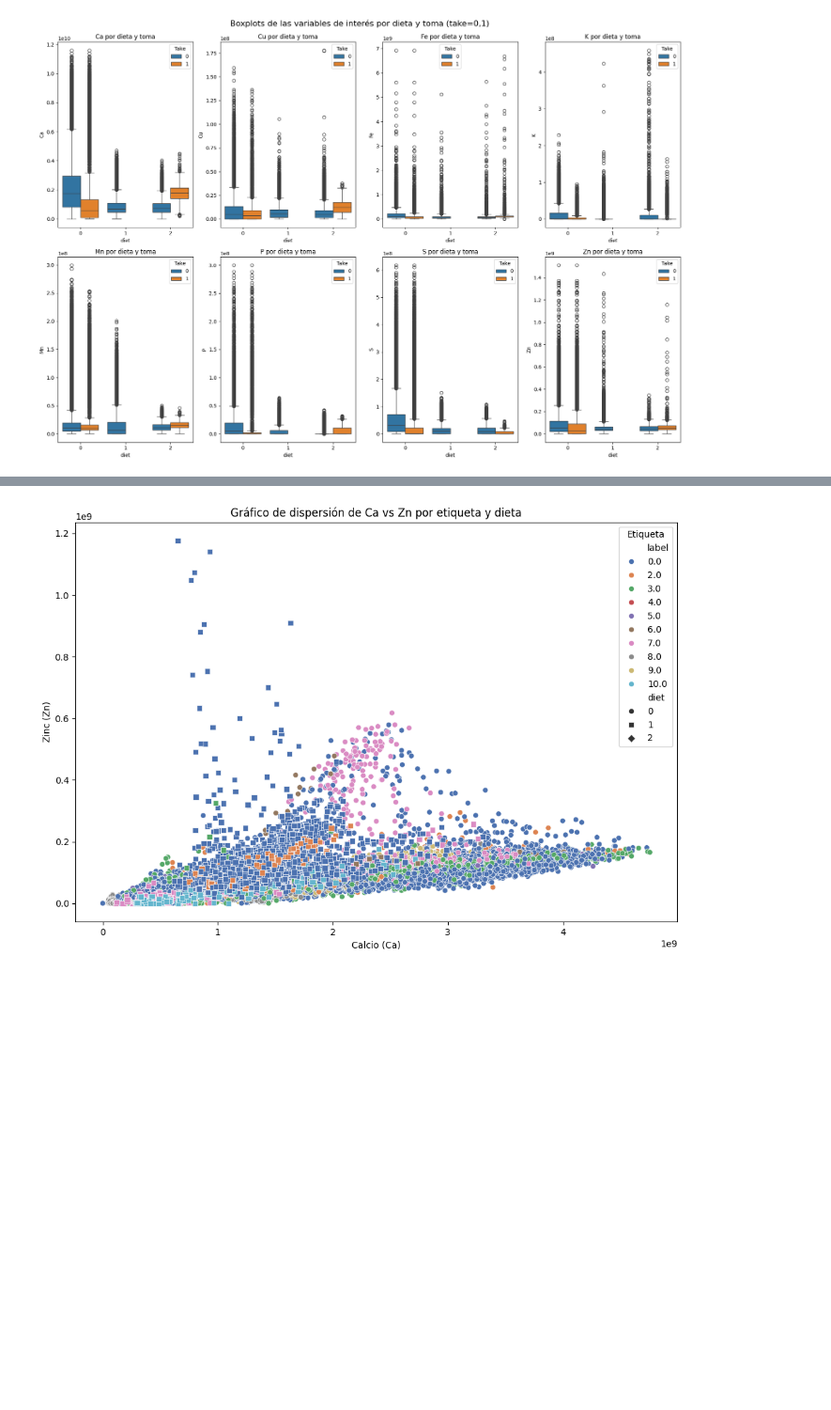
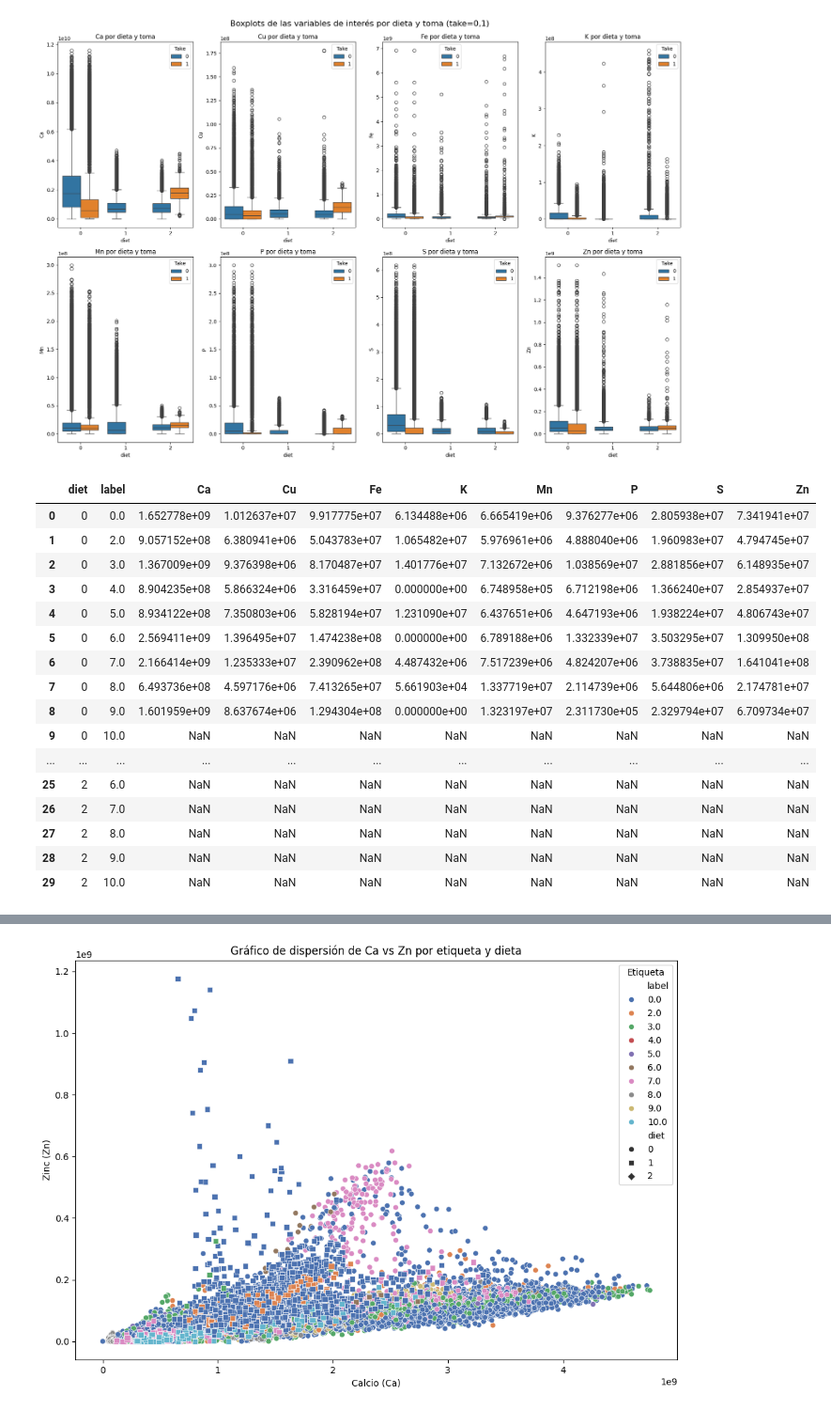
Before and after one commit to Pelus-o/Mentoria-Analisis-de-tumores, a Jupyter notebook: analisis_exploratorio.ipynb, the cells around one changed output, grey strips where cells are left out. Shown at 94% size. Saved outputs shown, nothing was run; the diff lists cells and outputs as text; code cells hidden in the pictures; blank space fills up the shorter version.

```diff
--- a/analisis_exploratorio.ipynb
+++ b/analisis_exploratorio.ipynb
@@ -174,3 +216,23 @@ plt.show()
 # %% [output]
 <Figure size 1800x1800 with 0 Axes>
 [figure]
+# %%
+df[['label','diet','Ca','Cu','Fe','K','Mn','P','S','Zn']].groupby(['diet', 'label']).mean().reset_index()
+# %% [output]
+|  | diet | label | Ca | Cu | Fe | K | Mn | P | S | Zn |
+| 0 | 0 | 0.0 | 1.652778e+09 | 1.012637e+07 | 9.917775e+07 | 6.134488e+06 | 6.665419e+06 | 9.376277e+06 | 2.805938e+07 | 7.341941e+07 |
+| 1 | 0 | 2.0 | 9.057152e+08 | 6.380941e+06 | 5.043783e+07 | 1.065482e+07 | 5.976961e+06 | 4.888040e+06 | 1.960983e+07 | 4.794745e+07 |
+| 2 | 0 | 3.0 | 1.367009e+09 | 9.376398e+06 | 8.170487e+07 | 1.401776e+07 | 7.132672e+06 | 1.038569e+07 | 2.881856e+07 | 6.148935e+07 |
+| 3 | 0 | 4.0 | 8.904235e+08 | 5.866324e+06 | 3.316459e+07 | 0.000000e+00 | 6.748958e+05 | 6.712198e+06 | 1.366240e+07 | 2.854937e+07 |
+| 4 | 0 | 5.0 | 8.934122e+08 | 7.350803e+06 | 5.828194e+07 | 1.231090e+07 | 6.437651e+06 | 4.647193e+06 | 1.938224e+07 | 4.806743e+07 |
+| 5 | 0 | 6.0 | 2.569411e+09 | 1.396495e+07 | 1.474238e+08 | 0.000000e+00 | 6.789188e+06 | 1.332339e+07 | 3.503295e+07 | 1.309950e+08 |
+| 6 | 0 | 7.0 | 2.166414e+09 | 1.235333e+07 | 2.390962e+08 | 4.487432e+06 | 7.517239e+06 | 4.824207e+06 | 3.738835e+07 | 1.641041e+08 |
+| 7 | 0 | 8.0 | 6.493736e+08 | 4.597176e+06 | 7.413265e+07 | 5.661903e+04 | 1.337719e+07 | 2.114739e+06 | 5.644806e+06 | 2.174781e+07 |
+| 8 | 0 | 9.0 | 1.601959e+09 | 8.637674e+06 | 1.294304e+08 | 0.000000e+00 | 1.323197e+07 | 2.311730e+05 | 2.329794e+07 | 6.709734e+07 |
+| 9 | 0 | 10.0 | NaN | NaN | NaN | NaN | NaN | NaN | NaN | NaN |
+| ... | ... | ... | ... | ... | ... | ... | ... | ... | ... | ... |
+| 25 | 2 | 6.0 | NaN | NaN | NaN | NaN | NaN | NaN | NaN | NaN |
+| 26 | 2 | 7.0 | NaN | NaN | NaN | NaN | NaN | NaN | NaN | NaN |
+| 27 | 2 | 8.0 | NaN | NaN | NaN | NaN | NaN | NaN | NaN | NaN |
+| 28 | 2 | 9.0 | NaN | NaN | NaN | NaN | NaN | NaN | NaN | NaN |
+| 29 | 2 | 10.0 | NaN | NaN | NaN | NaN | NaN | NaN | NaN | NaN |
```
Also changed, not shown: parts of 23 cells of this notebook.
